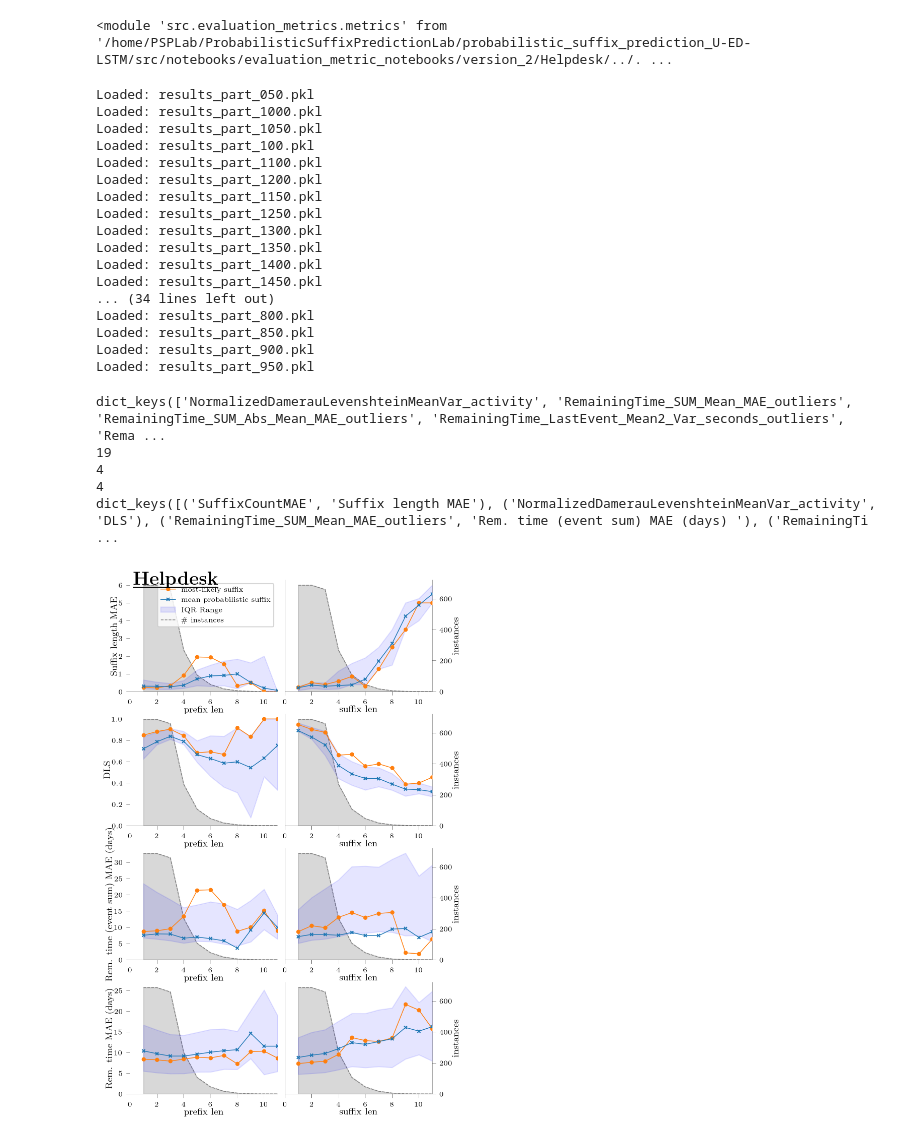
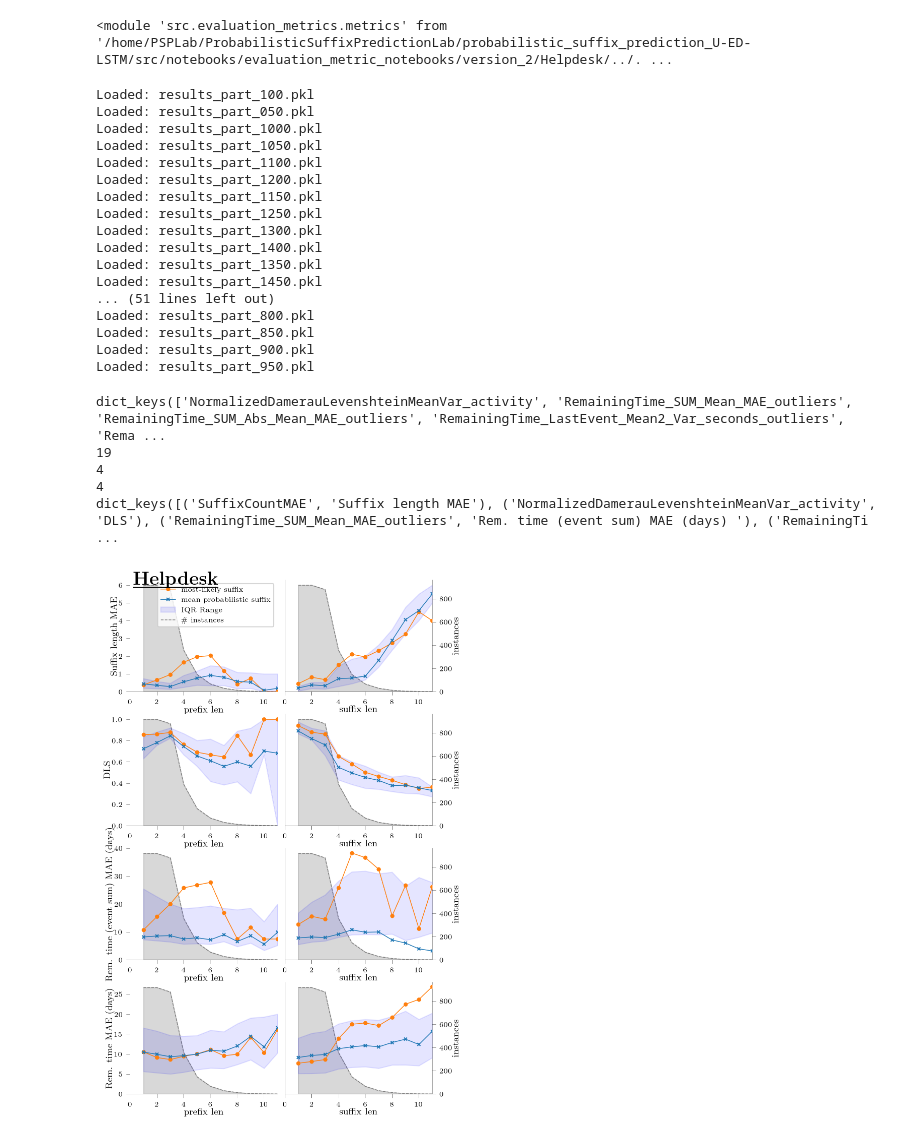
Before and after one commit to ProbabilisticSuffixPredictionLab/Probabilistic_Suffix_Prediction_U-ED-LSTM_pub, a Jupyter notebook: src/notebooks/evaluation_metric_notebooks/version_2/Helpdesk/Helpdesk_eval.ipynb, the cells around one changed output. Saved outputs shown, nothing was run; the diff lists cells and outputs as text; code cells hidden in the pictures.

Commit message:
new eval results for conformal

```diff
--- a/src/notebooks/evaluation_metric_notebooks/version_2/Helpdesk/Helpdesk_eval.ipynb
+++ b/src/notebooks/evaluation_metric_notebooks/version_2/Helpdesk/Helpdesk_eval.ipynb
@@ -21,7 +21,7 @@ importlib.reload(src.evaluation_metrics.metrics)
 import src.evaluation_metrics.plots
 importlib.reload(src.evaluation_metrics.plots)
 
-output_dirs = ['../../../../../../../data/Helpdesk/v2_conformal/']
+output_dirs = ['../../../../../../../data/Helpdesk/v2/']
 
 all_results = dict()
 
@@ -70,19 +70,19 @@ for output_dir in output_dirs:
 with open("Helpdesk_eval.pkl", "wb") as file:
     pickle.dump(all_results, file)
 # %% [output]
+Loaded: results_part_100.pkl
 Loaded: results_part_050.pkl
 Loaded: results_part_1000.pkl
 Loaded: results_part_1050.pkl
-Loaded: results_part_100.pkl
 Loaded: results_part_1100.pkl
 Loaded: results_part_1200.pkl
 Loaded: results_part_1150.pkl
 Loaded: results_part_1250.pkl
 Loaded: results_part_1300.pkl
+Loaded: results_part_1400.pkl
 Loaded: results_part_1350.pkl
-Loaded: results_part_1400.pkl
 Loaded: results_part_1450.pkl
-... (34 lines left out)
+... (51 lines left out)
 Loaded: results_part_800.pkl
 Loaded: results_part_850.pkl
 Loaded: results_part_900.pkl
@@ -94,7 +94,7 @@ with open("Helpdesk_eval.pkl", "rb") as file:
 import src.evaluation_metrics.plots
 importlib.reload(src.evaluation_metrics.plots)
 
-res_raw, c = all_results['../../../../../../../data/Helpdesk/v2_conformal/']
+res_raw, c = all_results['../../../../../../../data/Helpdesk/v2/']
 
 keys_to_keep = [
                 ('SuffixCountMAE', 'Suffix length MAE'),
@@ -108,34 +108,34 @@ keys_to_keep = [
                 # ('SuffixCountInterval_99', 'SuffixCountInterval_99'),
 
                 # ('SumValuesInterval_50', 'SumValuesInterval_50'),
                 # ('SumValuesInterval_75', 'SumValuesInterval_75'),
                 # ('SumValuesInterval_90', 'SumValuesInterval_90'),
                 # ('SumValuesInterval_95', 'SumValuesInterval_95'),
                 # ('SumValuesInterval_99', 'SumValuesInterval_99'),
 
                 # ('LastValueInterval_50', 'LastValueInterval_50'),
                 # ('LastValueInterval_75', 'LastValueInterval_75'),
                 # ('LastValueInterval_90', 'LastValueInterval_90'),
                 # ('LastValueInterval_95', 'LastValueInterval_95'),
                 # ('LastValueInterval_99', 'LastValueInterval_99'),
 ]
 
 res = {(k, label) : res_raw[k] for k, label in keys_to_keep}
 print(res_raw.keys())
 print(len(res_raw.keys()))
 print(len(res.keys()))
 print(len(keys_to_keep))
 print(res.keys())
 p = src.evaluation_metrics.plots.plot_res(res, c, columns=2, caption='Helpdesk', pgf=True)#int(len(keys_to_keep)))
 with open('Helpdesk.pgf', 'wb') as f:
     f.write(p)
 # %% [output]
 dict_keys(['NormalizedDamerauLevenshteinMeanVar_activity', 'RemainingTime_SUM_Mean_MAE_outliers', 'RemainingTime_SUM_Abs_Mean_MAE_outliers', 'RemainingTime_LastEvent_Mean2_Var_seconds_outliers', 'Rema ...
 19
 4
 4
 dict_keys([('SuffixCountMAE', 'Suffix length MAE'), ('NormalizedDamerauLevenshteinMeanVar_activity', 'DLS'), ('RemainingTime_SUM_Mean_MAE_outliers', 'Rem. time (event sum) MAE (days) '), ('RemainingTi ...
-[figure, old version]
+[figure, new version]
 # %%
 print('Suffix length MAE')
 print(np.mean([i['mean'] for i in res_raw['SuffixCountMAE'].values()]))
```
Also changed, not shown: parts of 2 cells of this notebook, 28 other files.
